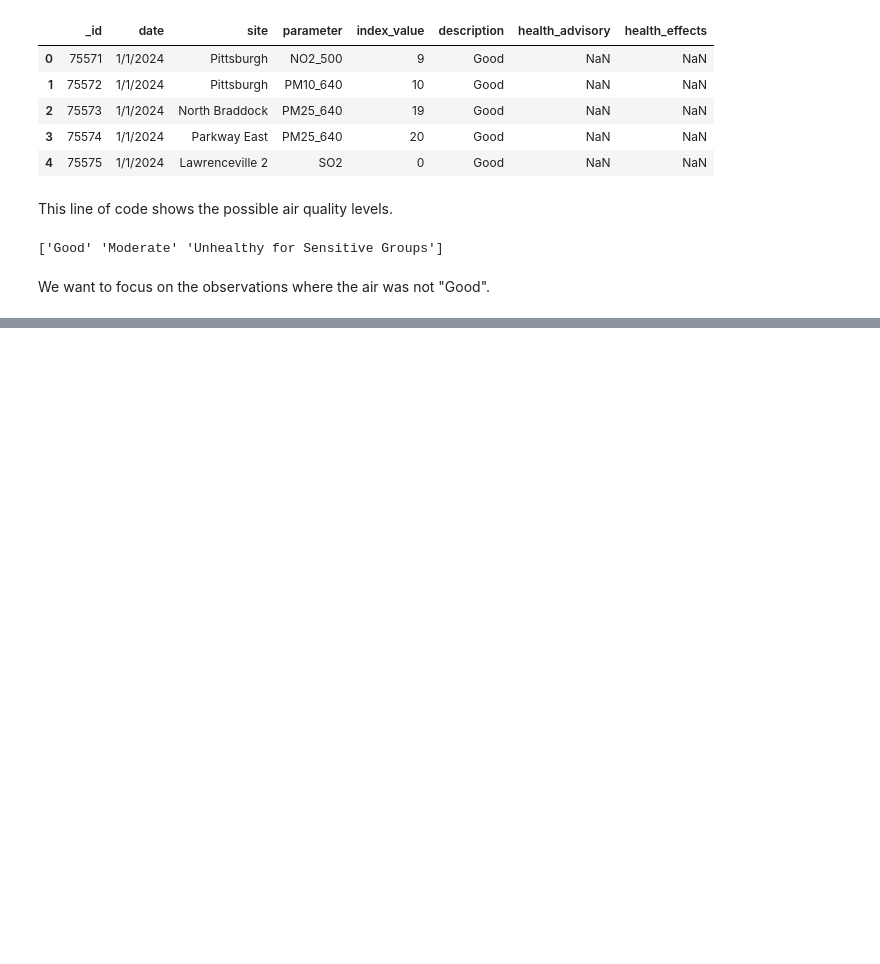
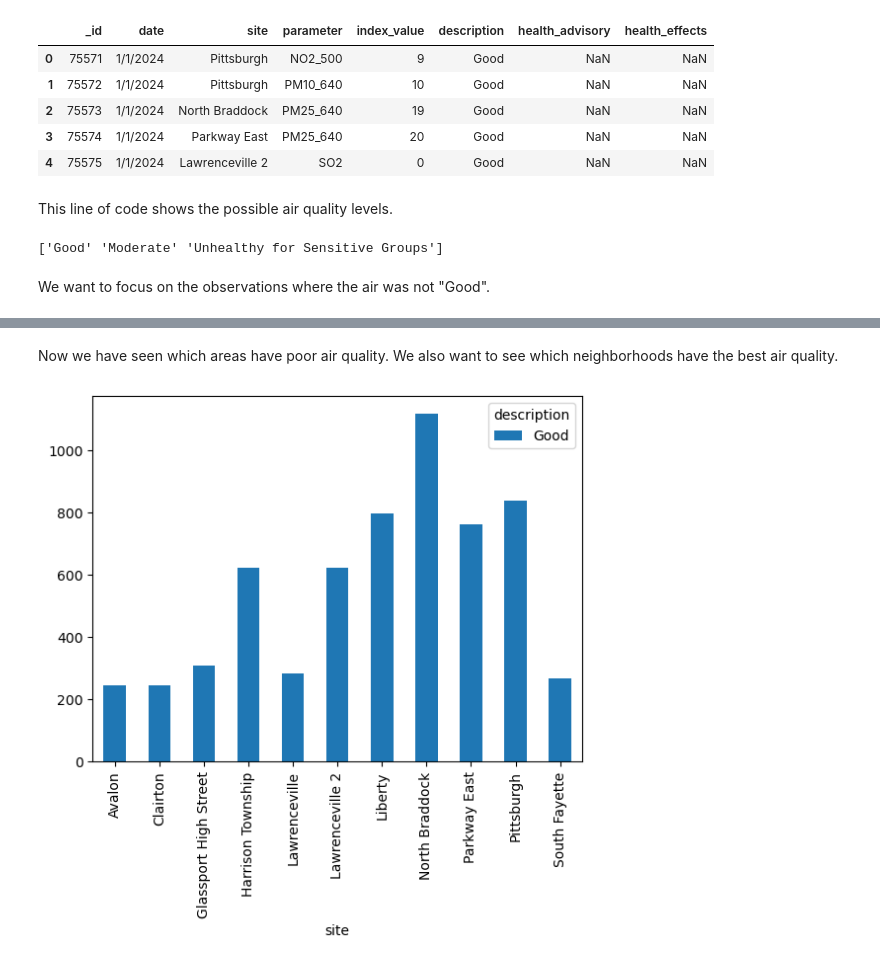
Before and after one commit to G-Farrell/CMPINF-Final, a Jupyter notebook: Final Project.ipynb, the cells around one changed output, grey strips where cells are left out. Saved outputs shown, nothing was run; the diff lists cells and outputs as text; code cells hidden in the pictures; blank space fills up the shorter version.

```diff
--- a/Final Project.ipynb
+++ b/Final Project.ipynb
@@ -83,0 +104,10 @@ badAir = air[(air['description'] == 'Moderate') | (air['description'] == 'Unheal
+# %% [markdown]
+Now we have seen which areas have poor air quality. We also want to see which neighborhoods have the best air quality.
+# %%
+goodAir = air[(air['description'] == 'Good')]
+new_goodAir = goodAir[['site', 'description']]
+goodCounts = new_goodAir.groupby(['site', 'description']).size().unstack(fill_value=0)
+goodCounts.plot(kind='bar', stacked = True)
+plt.show()
+# %% [output]
+[figure, added]
```
Also changed, not shown: parts of 14 cells of this notebook, 1 other file.
